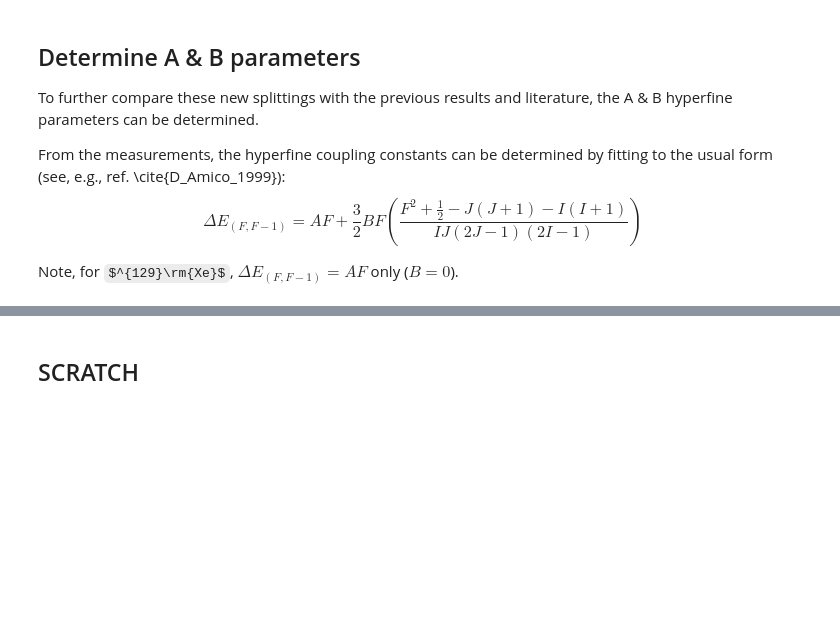
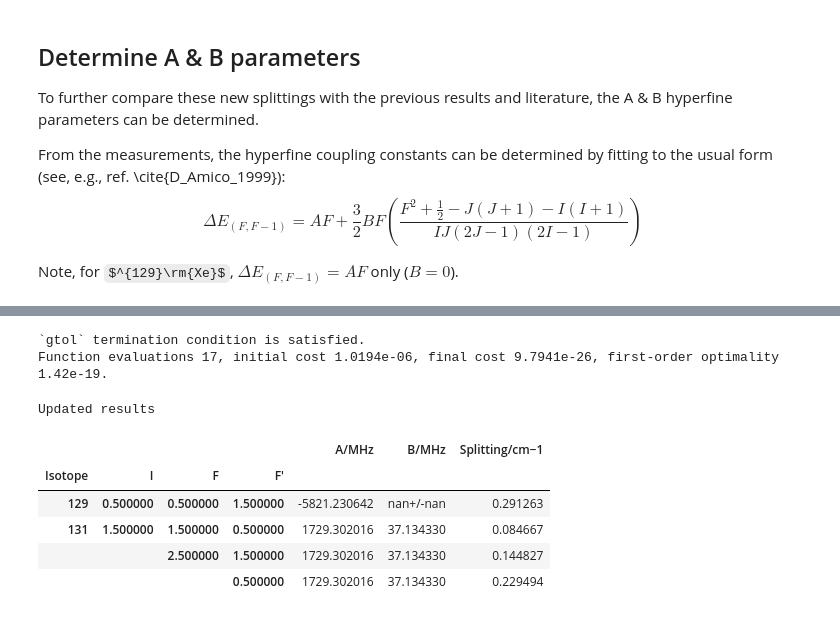
Before and after one commit to phockett/Quantum-Beat_Photoelectron-Imaging_Spectroscopy_of_Xe_in_the_VUV, a Jupyter notebook: notebooks/4_modelling/4.02_hyperfine_beats_basic_fitting_140624.ipynb, the cells around one changed output, grey strips where cells are left out. Drawn from its saved outputs; the diff is of its cells as text; code cells hidden in the pictures; some formulas as TeX source; blank space fills up the shorter version.

```diff
--- a/notebooks/4_modelling/4.02_hyperfine_beats_basic_fitting_140624.ipynb
+++ b/notebooks/4_modelling/4.02_hyperfine_beats_basic_fitting_140624.ipynb
@@ -273,28 +213,0 @@ qnDF['F'].to_numpy()
-# %%
-# Xe131
-iso=131
-qnDF = xePropsFit.loc[(iso)].index.to_frame()  # Convert to DF for easy Q.N./index value retrieval
-
-# Fix splitting value (derived)
-xePropsFit.loc[(iso,1.5,2.5,1.5), dataCol] = xePropsFit.loc[(iso,1.5,2.5,0.5), dataCol] - xePropsFit.loc[(iso,1.5,1.5,0.5), dataCol]
-xePropsFit
-
-
-# Quick test with linear regression
-# https://realpython.com/linear-regression-in-python/
-# Probably want scipy.curve_fit here though, with function defined.
-from sklearn.linear_model import LinearRegression
-model = LinearRegression()
-
-# Quick test, only need 2 of these values, but should be more careful here...!
-x=qnDF['F'][0:2].to_numpy().reshape(-1,1)
-y=xePropsFit.xs(iso)[dataCol][0:2].to_numpy()
-model.fit(x,y)
-r_sq = model.score(x, y)
-print(f"coefficient of determination: {r_sq}")
-print(f"intercept: {model.intercept_}")
-print(f"slope: {model.coef_}")
-
-# TODO: check old work for method (not in Matlab code...?)
-# TODO: other methods? Scipy or Xarray...?
-# https://docs.xarray.dev/en/latest/generated/xarray.DataArray.curvefit.html#xarray.DataArray.curvefit
@@ -836,12 +213,0 @@ xePropsFit.index.values
-# %%
-# xePropsFit['Splitting/cm−1'].hvplot()  # No multindex support...?
-
-# Ah, probably need to flatten - should have code elsewhere for this.
-# Quick go per https://stackoverflow.com/questions/74860179/hvplot-interactive-pd-dataframe-with-multiindex
-# Fails for Series... except with names only... can't recall how to fix this right now...
-dataPlot = xePropsFit['Splitting/cm−1'].set_axis(map(" ".join, xePropsFit.index.names), axis=0)
-# dataPlot = xePropsFit['Splitting/cm−1'].set_axis(map(" ".join, qnDF.columns), axis=0)
-
-# qnDF['F']
-# dataPlot = xePropsFit.set_axis(map(" ".join, xePropsFit.index.values), axis=1)
-dataPlot.hvplot()
@@ -855,2 +213,0 @@ xeProps
-# %% [markdown]
-## SCRATCH
@@ -862,0 +214,15 @@ xeProps.to_xarray()
+# %%
+# Extract parameters from fit results (splittings)
+# This again uses scipy.optimize.least_squares() under the hood.
+xePropsFit = extractABParams(xePropsFit)
+xePropsFit.style.set_caption("Updated results")
+# %% [output]
+`gtol` termination condition is satisfied.
+Function evaluations 17, initial cost 1.0194e-06, final cost 9.7941e-26, first-order optimality 1.42e-19.
+Updated results
+|  |  |  |  | A/MHz | B/MHz | Splitting/cm−1 |
+| Isotope | I | F | F′ |  |  |  |
+| 129 | 0.500000 | 0.500000 | 1.500000 | -5821.230642 | nan+/-nan | 0.291263 |
+| 131 | 1.500000 | 1.500000 | 0.500000 | 1729.302016 | 37.134330 | 0.084667 |
+|  |  | 2.500000 | 1.500000 | 1729.302016 | 37.134330 | 0.144827 |
+|  |  |  | 0.500000 | 1729.302016 | 37.134330 | 0.229494 |
```
Also changed, not shown: parts of 96 cells of this notebook, 3 other files.
